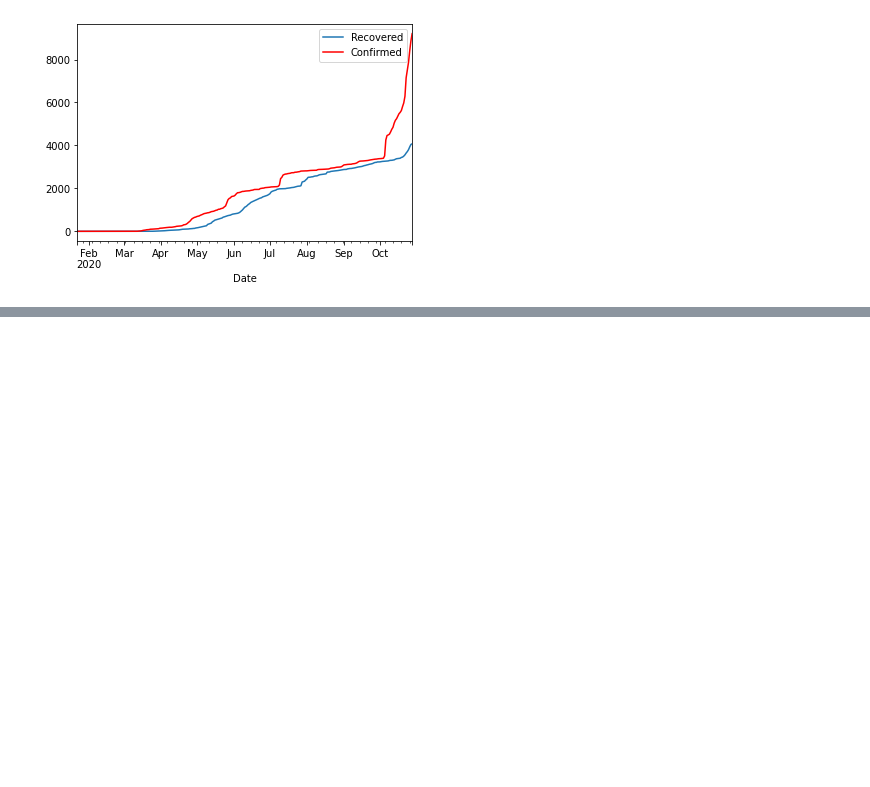
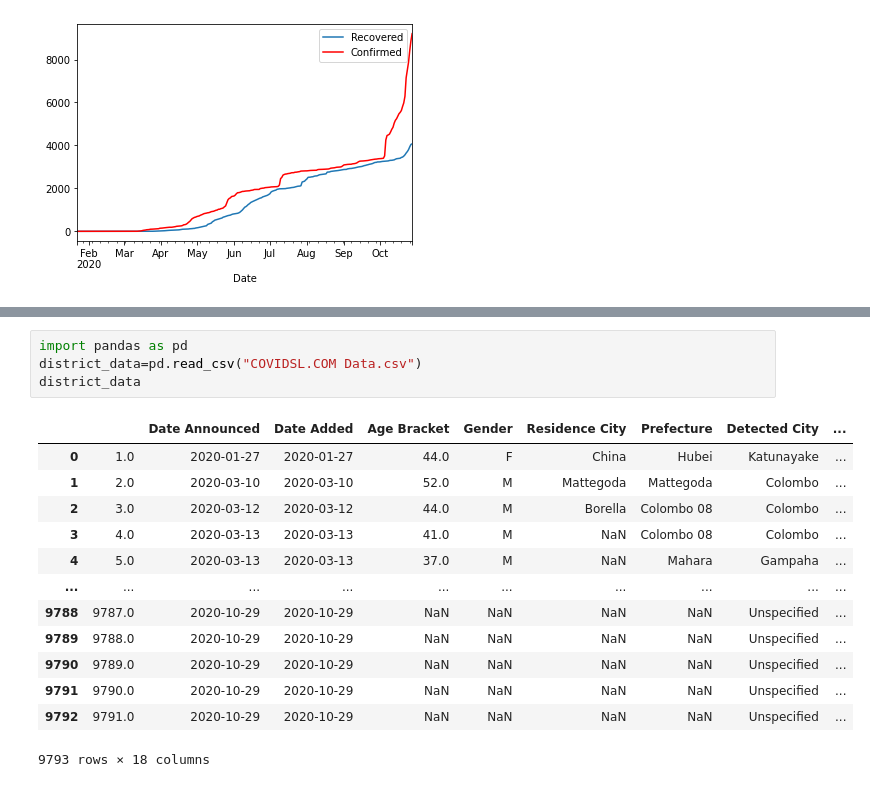
Before and after one commit to sathsaraRasantha/COVID-19_Predictive_Analysis, a Jupyter notebook: Covid_19.ipynb, the cells around one changed output, grey strips where cells are left out. Cells and saved outputs as stored; diff of their text form; blank space fills up the shorter version.

```diff
--- a/Covid_19.ipynb
+++ b/Covid_19.ipynb
@@ -184,0 +191,18 @@ plt.show()
+# %%
+import pandas as pd
+district_data=pd.read_csv("COVIDSL.COM Data.csv")
+district_data
+# %% [output]
+|  |  | Date Announced | Date Added | Age Bracket | Gender | Residence City | Prefecture | Detected City | ... |
+| 0 | 1.0 | 2020-01-27 | 2020-01-27 | 44.0 | F | China | Hubei | Katunayake | ... |
+| 1 | 2.0 | 2020-03-10 | 2020-03-10 | 52.0 | M | Mattegoda | Mattegoda | Colombo | ... |
+| 2 | 3.0 | 2020-03-12 | 2020-03-12 | 44.0 | M | Borella | Colombo 08 | Colombo | ... |
+| 3 | 4.0 | 2020-03-13 | 2020-03-13 | 41.0 | M | NaN | Colombo 08 | Colombo | ... |
+| 4 | 5.0 | 2020-03-13 | 2020-03-13 | 37.0 | M | NaN | Mahara | Gampaha | ... |
+| ... | ... | ... | ... | ... | ... | ... | ... | ... | ... |
+| 9788 | 9787.0 | 2020-10-29 | 2020-10-29 | NaN | NaN | NaN | NaN | Unspecified | ... |
+| 9789 | 9788.0 | 2020-10-29 | 2020-10-29 | NaN | NaN | NaN | NaN | Unspecified | ... |
+| 9790 | 9789.0 | 2020-10-29 | 2020-10-29 | NaN | NaN | NaN | NaN | Unspecified | ... |
+| 9791 | 9790.0 | 2020-10-29 | 2020-10-29 | NaN | NaN | NaN | NaN | Unspecified | ... |
+| 9792 | 9791.0 | 2020-10-29 | 2020-10-29 | NaN | NaN | NaN | NaN | Unspecified | ... |
+9793 rows × 18 columns
```
Also changed, not shown: parts of 7 cells of this notebook.
